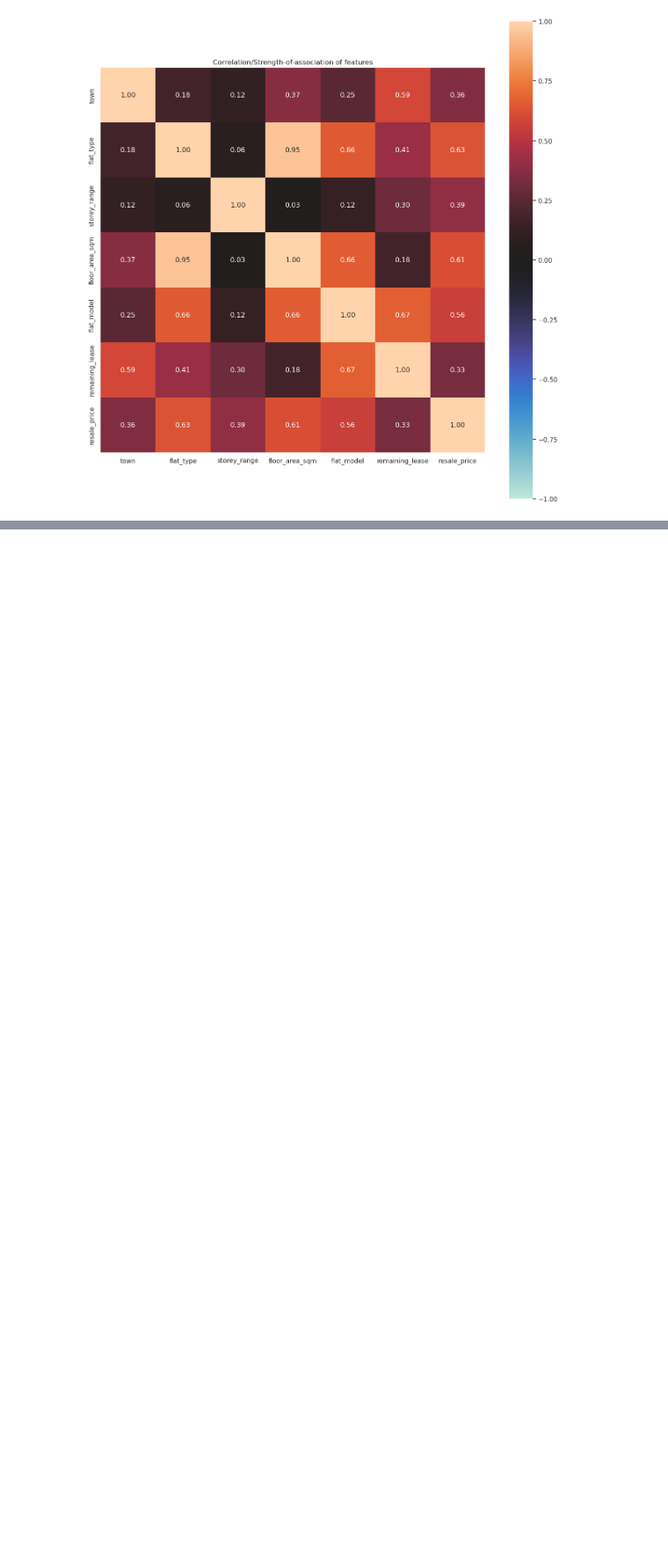
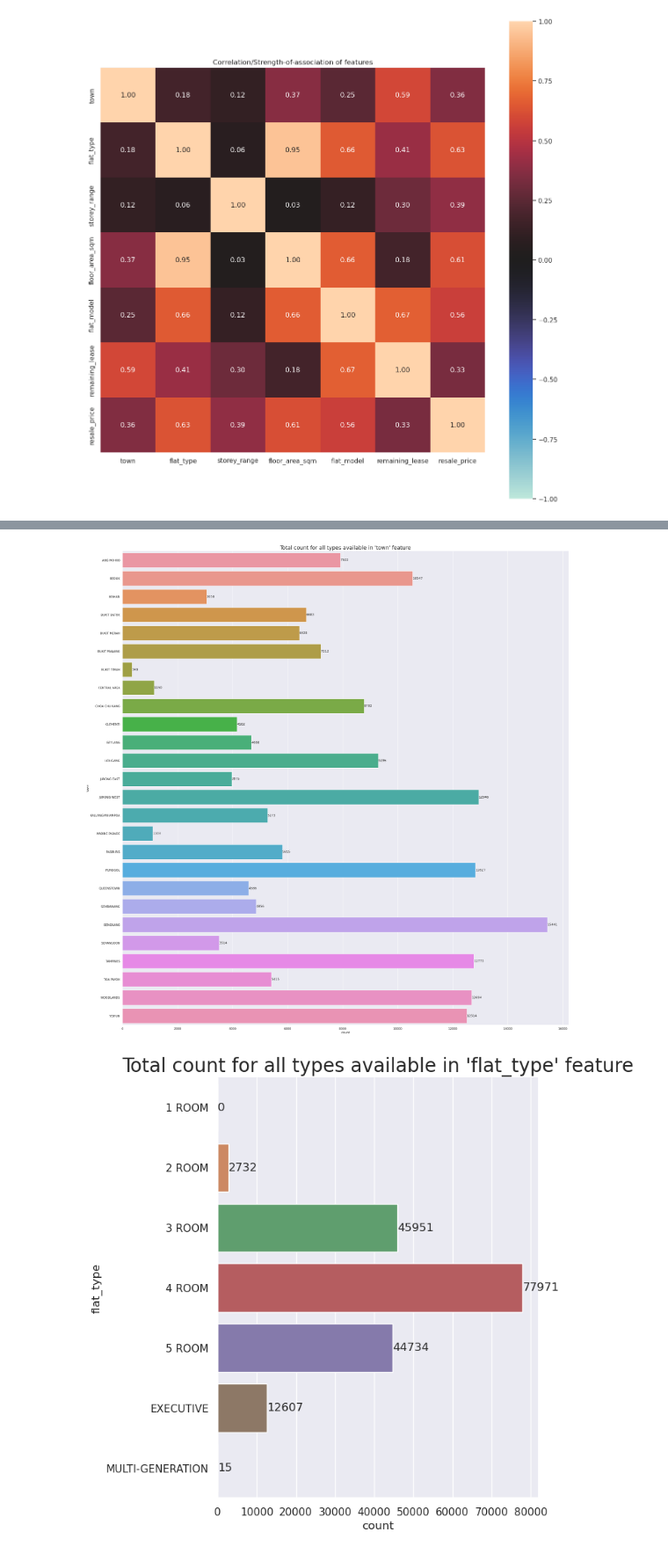
Before and after one commit to Amizzuddin/cc0002, a Jupyter notebook: main.ipynb, the cells around one changed output, grey strips where cells are left out. Shown at 88% size. Saved outputs shown, nothing was run; the diff lists cells and outputs as text; code cells hidden in the pictures; blank space fills up the shorter version.

```diff
--- a/main.ipynb
+++ b/main.ipynb
@@ -99,0 +136,5 @@ generate_numerical_categorical_heatmap(CleanUpDataset)
+# %%
+generate_categorical_count_visualization(RemovedOutlierDataset, parameters['categorical_count_visualization_parameters'])
+# %% [output]
+[figure, added]
+[figure, added]
```
Also changed, not shown: parts of 10 cells of this notebook, 2 other files.
